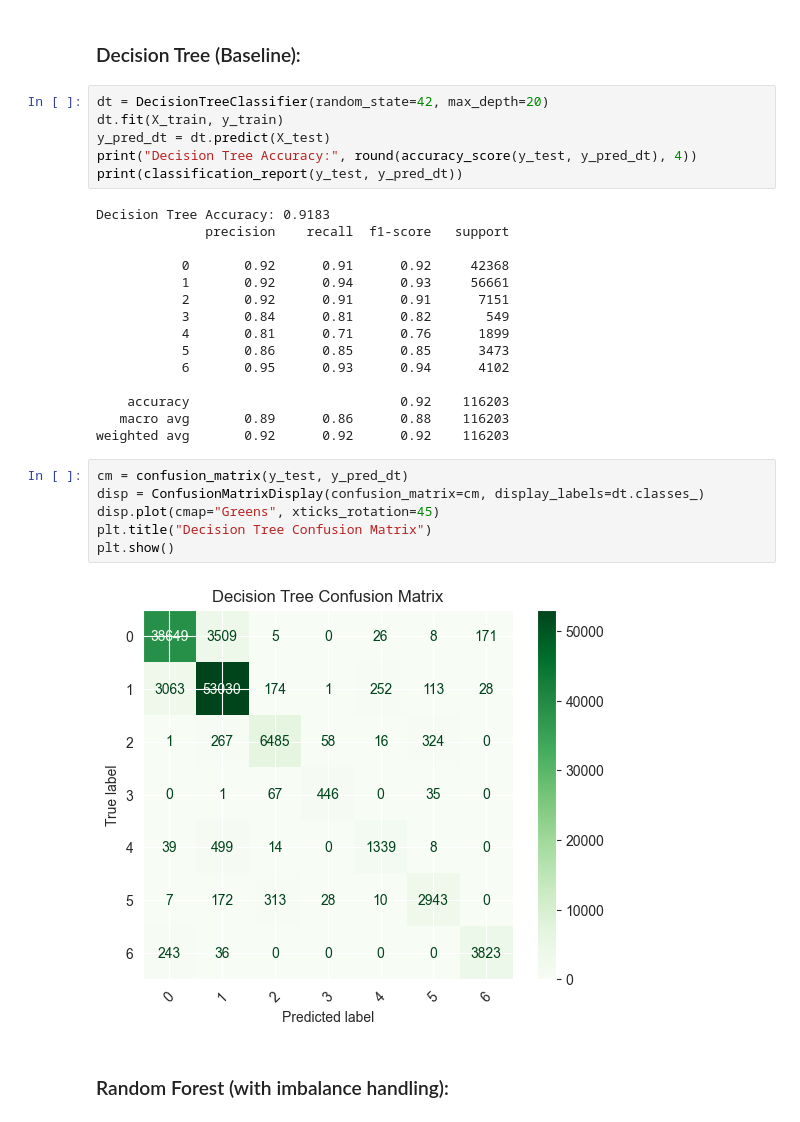
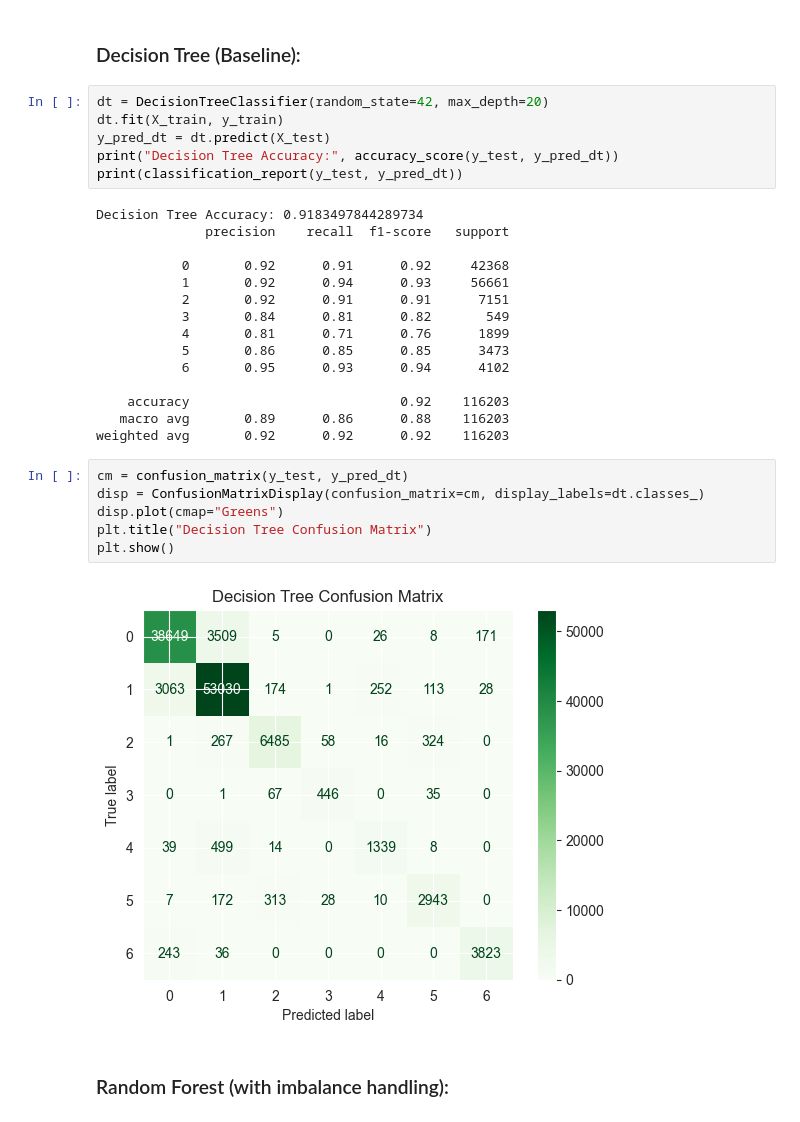
Before and after one commit to AbdelrahmanMostafa33/Forest-Cover-Type-Classification, a Jupyter notebook: notebooks/Forest_Cover_Type_Classification.ipynb, the cells around one changed output. Cells and saved outputs as stored; diff of their text form.

```diff
--- a/notebooks/Forest_Cover_Type_Classification.ipynb
+++ b/notebooks/Forest_Cover_Type_Classification.ipynb
@@ -255,10 +258,10 @@ X_test[num_cols] = scaler.transform(X_test[num_cols])
 dt = DecisionTreeClassifier(random_state=42, max_depth=20)
 dt.fit(X_train, y_train)
 y_pred_dt = dt.predict(X_test)
-print("Decision Tree Accuracy:", round(accuracy_score(y_test, y_pred_dt), 4))
+print("Decision Tree Accuracy:", accuracy_score(y_test, y_pred_dt))
 print(classification_report(y_test, y_pred_dt))
 # %% [output]
-Decision Tree Accuracy: 0.9183
+Decision Tree Accuracy: 0.9183497844289734
               precision    recall  f1-score   support
 
            0       0.92      0.91      0.92     42368
@@ -275,11 +278,11 @@ weighted avg       0.92      0.92      0.92    116203
 # %%
 cm = confusion_matrix(y_test, y_pred_dt)
 disp = ConfusionMatrixDisplay(confusion_matrix=cm, display_labels=dt.classes_)
-disp.plot(cmap="Greens", xticks_rotation=45)
+disp.plot(cmap="Greens")
 plt.title("Decision Tree Confusion Matrix")
 plt.show()
 # %% [output]
-[figure, old version]
+[figure, new version]
 # %% [markdown]
 ### Random Forest (with imbalance handling):
 # %%
```
Also changed, not shown: parts of 14 cells of this notebook.
